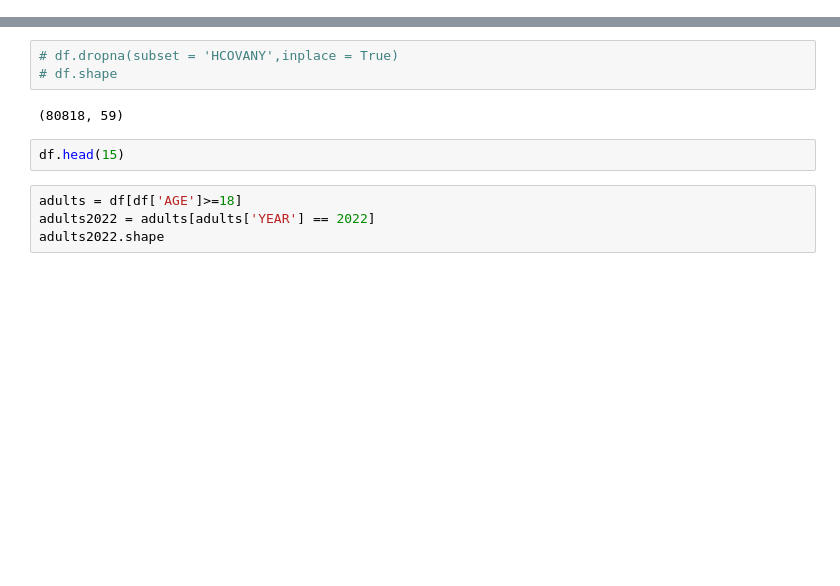
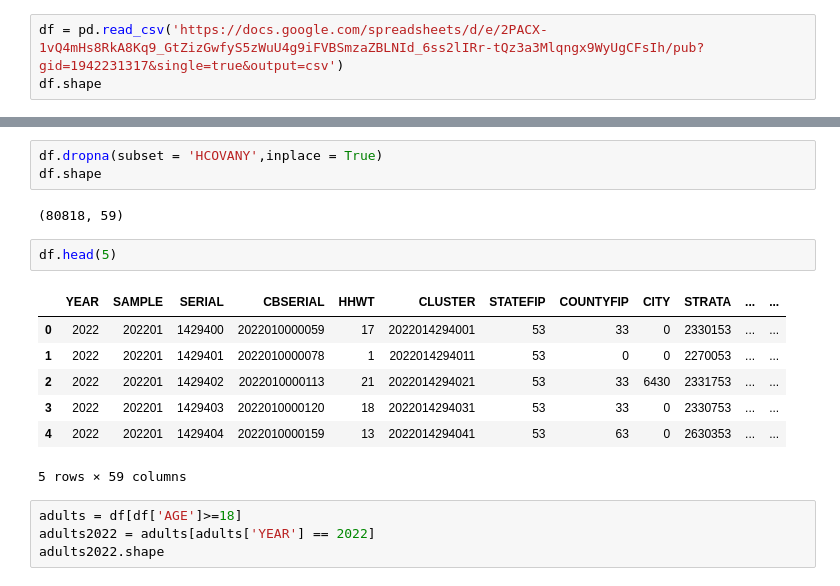
Before and after one commit to Eliokay/Visualizing-US-Health-Insurance-Coverage, a Jupyter notebook: Eloho's_Grouped_Healthcare_Data.ipynb, the cells around one changed output, grey strips where cells are left out. Saved outputs shown, nothing was run; the diff lists cells and outputs as text; blank space fills up the shorter version.

Commit message:
fix: updated the read access to the data source

```diff
--- a/Eloho's_Grouped_Healthcare_Data.ipynb
+++ b/Eloho's_Grouped_Healthcare_Data.ipynb
@@ -21,0 +12,3 @@ Drive already mounted at /content/drive; to attempt to forcibly remount, call dr
+# %%
+df = pd.read_csv('https://docs.google.com/spreadsheets/d/e/2PACX-1vQ4mHs8RkA8Kq9_GtZizGwfyS5zWuU4g9iFVBSmzaZBLNId_6ss2lIRr-tQz3a3Mlqngx9WyUgCFsIh/pub?gid=1942231317&single=true&output=csv')
+df.shape
@@ -22,10 +17,18 @@ Drive already mounted at /content/drive; to attempt to forcibly remount, call dr
 # %%
-# df.dropna(subset = 'HCOVANY',inplace = True)
-# df.shape
+df.dropna(subset = 'HCOVANY',inplace = True)
+df.shape
 # %% [output]
 (80818, 59)
 # %%
-df.head(15)
+df.head(5)
+# %% [output]
+|  | YEAR | SAMPLE | SERIAL | CBSERIAL | HHWT | CLUSTER | STATEFIP | COUNTYFIP | CITY | STRATA | ... | ... |
+| 0 | 2022 | 202201 | 1429400 | 2022010000059 | 17 | 2022014294001 | 53 | 33 | 0 | 2330153 | ... | ... |
+| 1 | 2022 | 202201 | 1429401 | 2022010000078 | 1 | 2022014294011 | 53 | 0 | 0 | 2270053 | ... | ... |
+| 2 | 2022 | 202201 | 1429402 | 2022010000113 | 21 | 2022014294021 | 53 | 33 | 6430 | 2331753 | ... | ... |
+| 3 | 2022 | 202201 | 1429403 | 2022010000120 | 18 | 2022014294031 | 53 | 33 | 0 | 2330753 | ... | ... |
+| 4 | 2022 | 202201 | 1429404 | 2022010000159 | 13 | 2022014294041 | 53 | 63 | 0 | 2630353 | ... | ... |
+5 rows × 59 columns
 # %%
 adults = df[df['AGE']>=18]
 adults2022 = adults[adults['YEAR'] == 2022]
```
Also changed, not shown: parts of 15 cells of this notebook.
